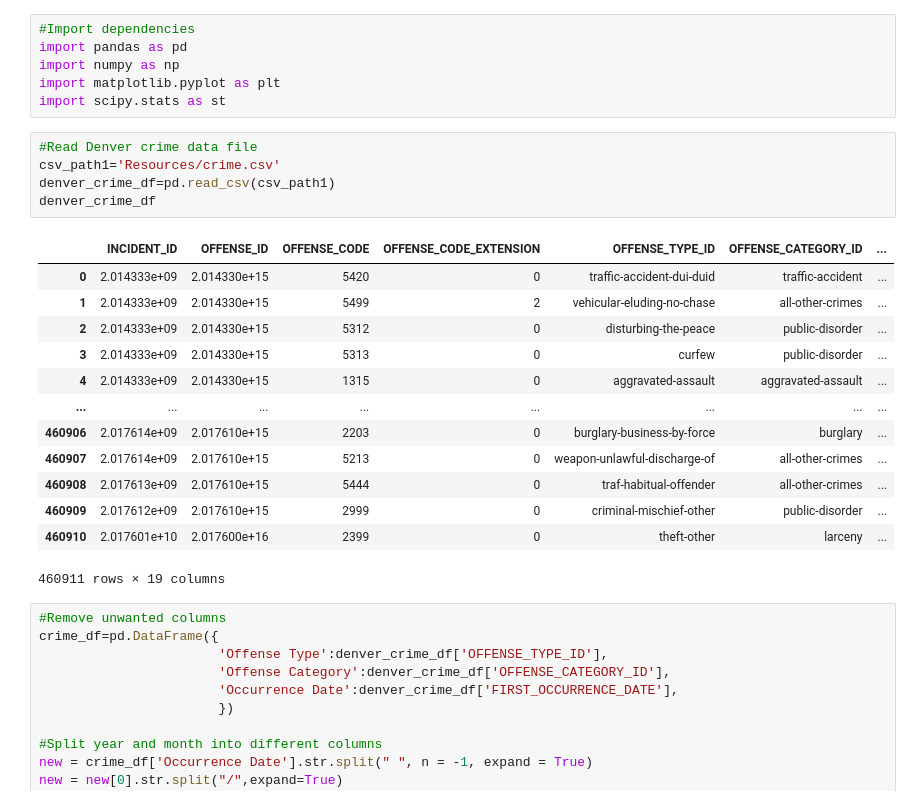
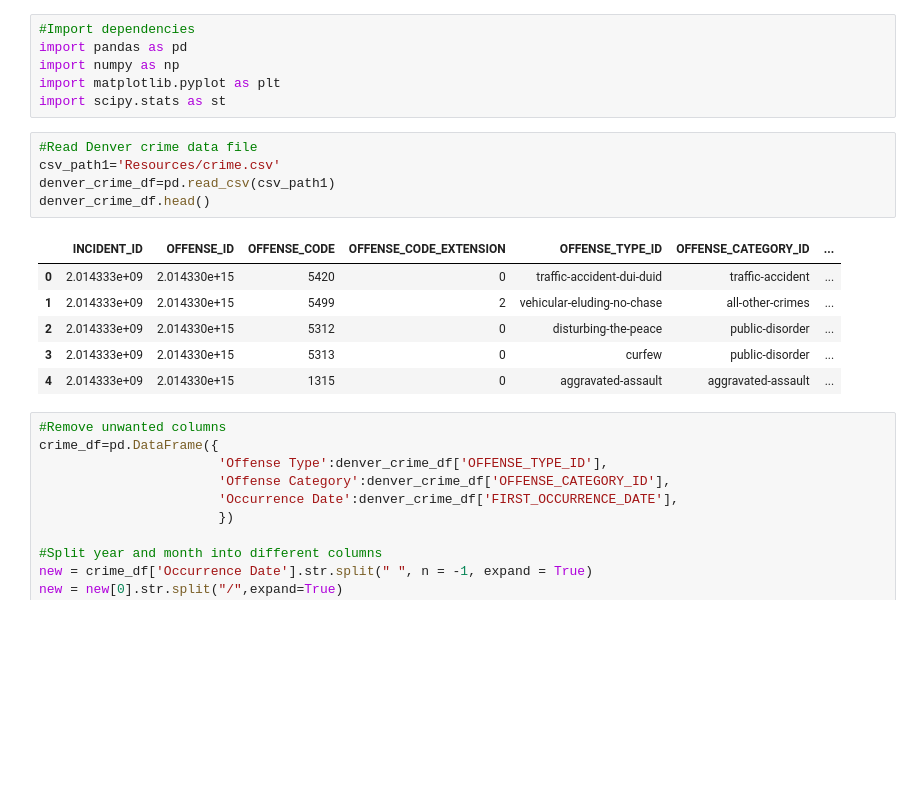
Before and after one commit to ethompson1988/Project-1, a Jupyter notebook: Project1.ipynb, the cells around one changed output. Drawn from its saved outputs; the diff is of its cells as text; blank space fills up the shorter version.

```diff
--- a/Project1.ipynb
+++ b/Project1.ipynb
@@ -9,22 +9,15 @@ import scipy.stats as st
 # %%
 #Read Denver crime data file
 csv_path1='Resources/crime.csv'
 denver_crime_df=pd.read_csv(csv_path1)
-denver_crime_df
+denver_crime_df.head()
 # %% [output]
 |  | INCIDENT_ID | OFFENSE_ID | OFFENSE_CODE | OFFENSE_CODE_EXTENSION | OFFENSE_TYPE_ID | OFFENSE_CATEGORY_ID | ... |
 | 0 | 2.014333e+09 | 2.014330e+15 | 5420 | 0 | traffic-accident-dui-duid | traffic-accident | ... |
 | 1 | 2.014333e+09 | 2.014330e+15 | 5499 | 2 | vehicular-eluding-no-chase | all-other-crimes | ... |
 | 2 | 2.014333e+09 | 2.014330e+15 | 5312 | 0 | disturbing-the-peace | public-disorder | ... |
 | 3 | 2.014333e+09 | 2.014330e+15 | 5313 | 0 | curfew | public-disorder | ... |
 | 4 | 2.014333e+09 | 2.014330e+15 | 1315 | 0 | aggravated-assault | aggravated-assault | ... |
-| ... | ... | ... | ... | ... | ... | ... | ... |
-| 460906 | 2.017614e+09 | 2.017610e+15 | 2203 | 0 | burglary-business-by-force | burglary | ... |
-| 460907 | 2.017614e+09 | 2.017610e+15 | 5213 | 0 | weapon-unlawful-discharge-of | all-other-crimes | ... |
-| 460908 | 2.017613e+09 | 2.017610e+15 | 5444 | 0 | traf-habitual-offender | all-other-crimes | ... |
-| 460909 | 2.017612e+09 | 2.017610e+15 | 2999 | 0 | criminal-mischief-other | public-disorder | ... |
-| 460910 | 2.017601e+10 | 2.017600e+16 | 2399 | 0 | theft-other | larceny | ... |
-460911 rows × 19 columns
 # %%
 #Remove unwanted columns
 crime_df=pd.DataFrame({
```
Also changed, not shown: 1 other file.
